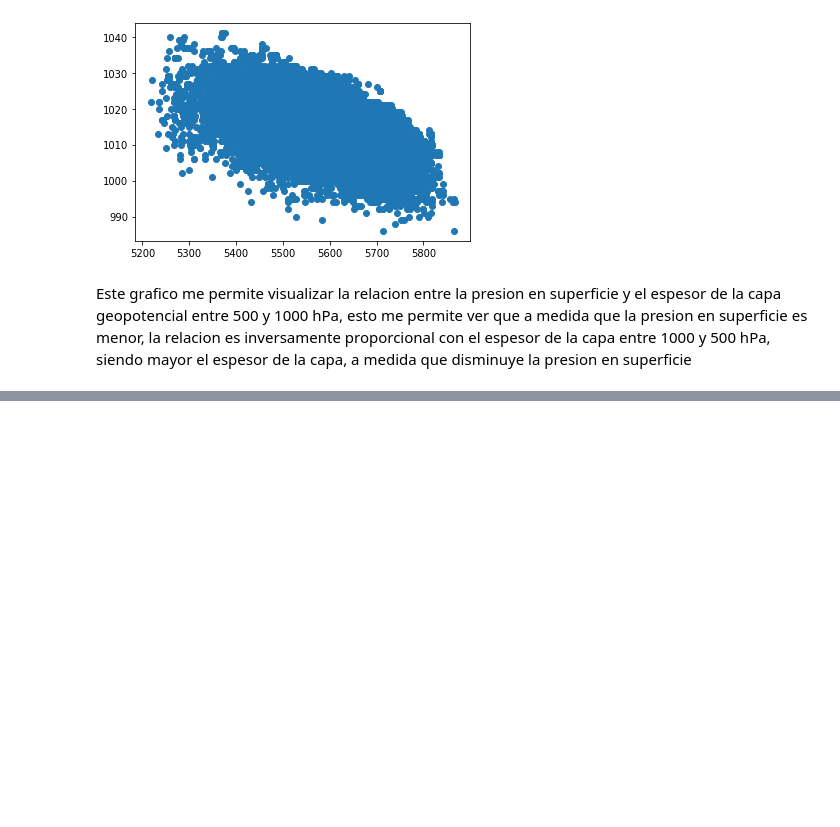
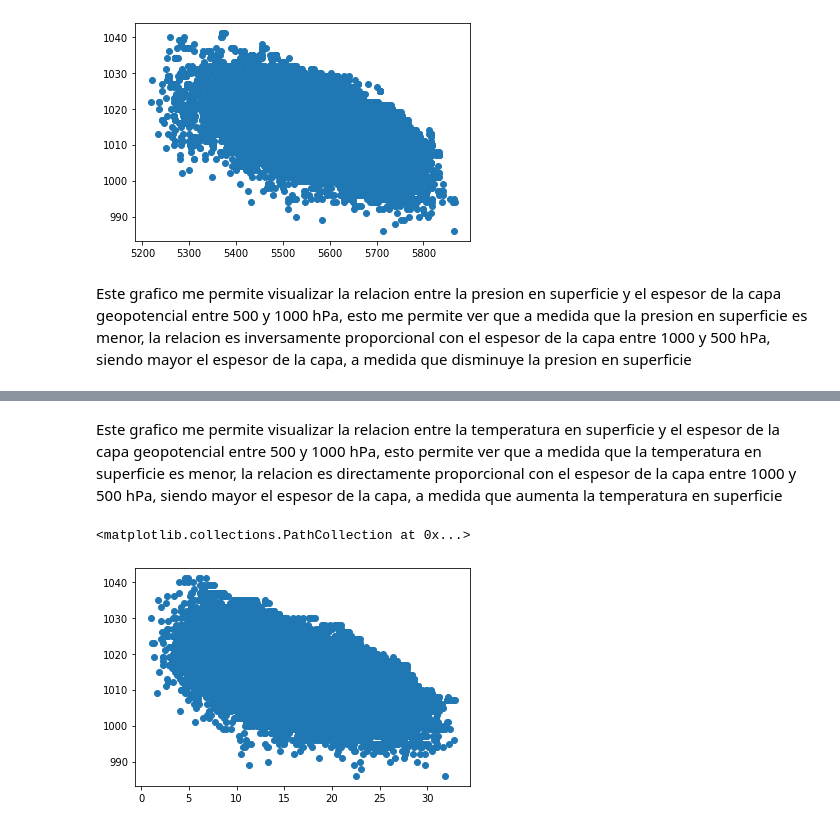
Before and after one commit to luisalfonso634/C2-G13-m, a Jupyter notebook: WeatherDataSet_2.ipynb, the cells around one changed output, grey strips where cells are left out. Saved outputs shown, nothing was run; the diff lists cells and outputs as text; code cells hidden in the pictures; blank space fills up the shorter version.

```diff
--- a/WeatherDataSet_2.ipynb
+++ b/WeatherDataSet_2.ipynb
@@ -364,2 +369,9 @@ Este grafico me permite visualizar la relacion entre la presion en superficie y
+# %% [markdown]
+Este grafico me permite visualizar la relacion entre la temperatura en superficie y el espesor de la capa geopotencial entre 500 y 1000 hPa, esto permite ver que a medida que la temperatura en superficie es menor, la relacion es directamente proporcional con el espesor de la capa entre 1000 y 500 hPa, siendo mayor el espesor de la capa, a medida que aumenta la temperatura en superficie
+# %%
+plt.scatter(df['t_2m:C'],df['sfc_pressure:hPa'])
+# %% [output]
+<matplotlib.collections.PathCollection at 0x...>
+[figure, added]
 # %%
 plt.bar(df['Nombre_Estacio'],df['precip_24h:mm'])
```
Also changed, not shown: parts of 3 cells of this notebook.
